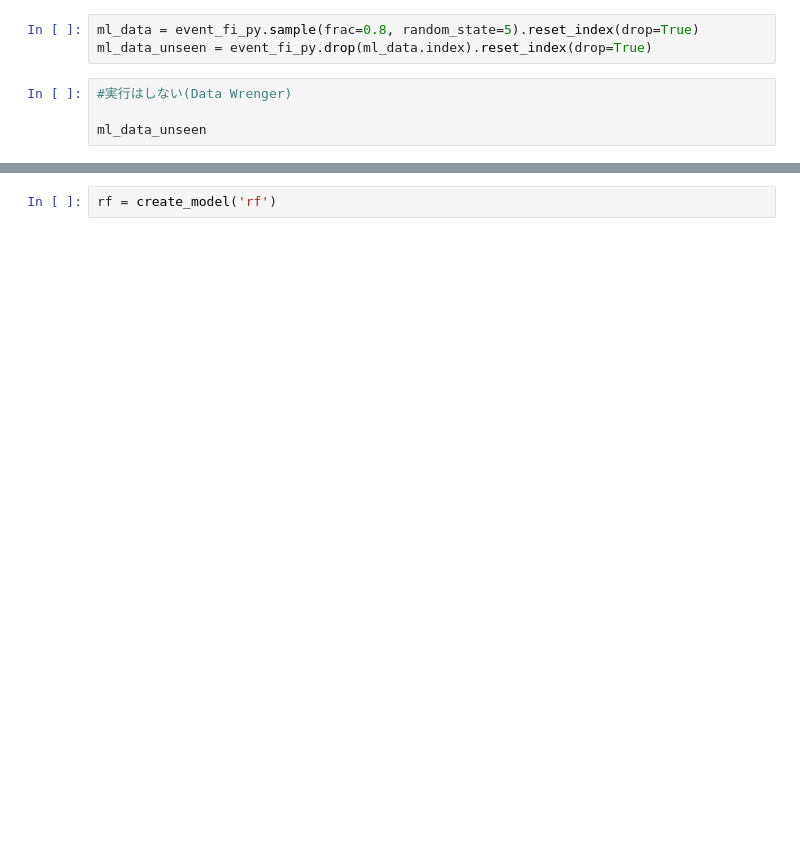
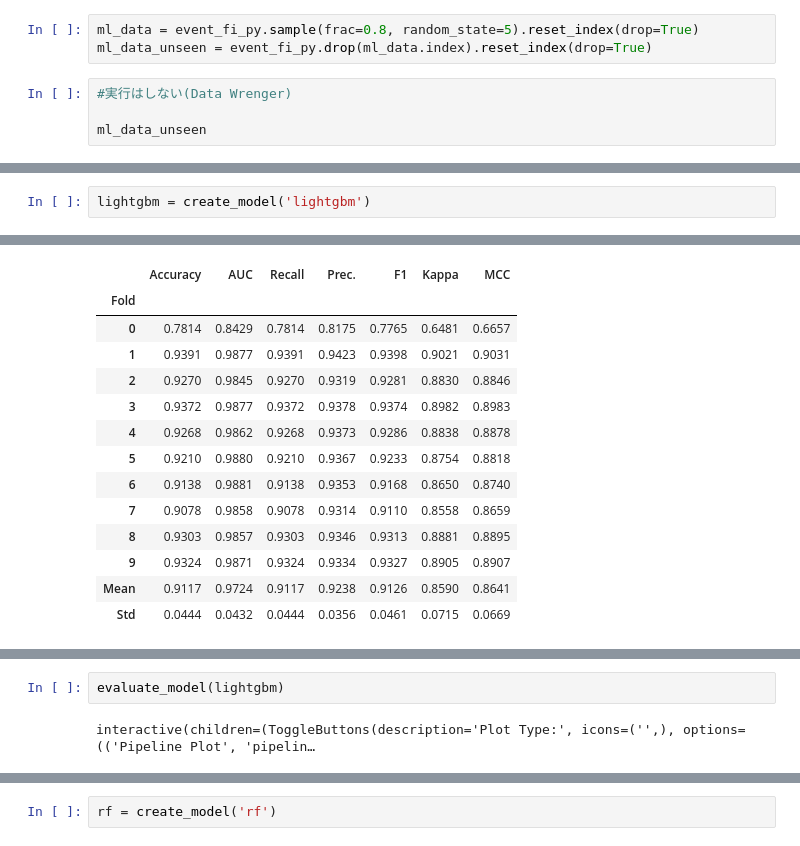
Before and after one commit to TT9625/aa, a Jupyter notebook: malticlass_more_match.ipynb, the cells around one changed output, grey strips where cells are left out. Cells and saved outputs as stored; diff of their text form; blank space fills up the shorter version.

```diff
--- a/malticlass_more_match.ipynb
+++ b/malticlass_more_match.ipynb
@@ -465,0 +435,3 @@ RandomForestClassifier(bootstrap=True, ccp_alpha=0.0, class_weight=None,
+# %%
+lightgbm = create_model('lightgbm')
+# %% [output]
@@ -465,0 +439,14 @@ RandomForestClassifier(bootstrap=True, ccp_alpha=0.0, class_weight=None,
+|  | Accuracy | AUC | Recall | Prec. | F1 | Kappa | MCC |
+| Fold |  |  |  |  |  |  |  |
+| 0 | 0.7814 | 0.8429 | 0.7814 | 0.8175 | 0.7765 | 0.6481 | 0.6657 |
+| 1 | 0.9391 | 0.9877 | 0.9391 | 0.9423 | 0.9398 | 0.9021 | 0.9031 |
+| 2 | 0.9270 | 0.9845 | 0.9270 | 0.9319 | 0.9281 | 0.8830 | 0.8846 |
+| 3 | 0.9372 | 0.9877 | 0.9372 | 0.9378 | 0.9374 | 0.8982 | 0.8983 |
+| 4 | 0.9268 | 0.9862 | 0.9268 | 0.9373 | 0.9286 | 0.8838 | 0.8878 |
+| 5 | 0.9210 | 0.9880 | 0.9210 | 0.9367 | 0.9233 | 0.8754 | 0.8818 |
+| 6 | 0.9138 | 0.9881 | 0.9138 | 0.9353 | 0.9168 | 0.8650 | 0.8740 |
+| 7 | 0.9078 | 0.9858 | 0.9078 | 0.9314 | 0.9110 | 0.8558 | 0.8659 |
+| 8 | 0.9303 | 0.9857 | 0.9303 | 0.9346 | 0.9313 | 0.8881 | 0.8895 |
+| 9 | 0.9324 | 0.9871 | 0.9324 | 0.9334 | 0.9327 | 0.8905 | 0.8907 |
+| Mean | 0.9117 | 0.9724 | 0.9117 | 0.9238 | 0.9126 | 0.8590 | 0.8641 |
+| Std | 0.0444 | 0.0432 | 0.0444 | 0.0356 | 0.0461 | 0.0715 | 0.0669 |
@@ -465,0 +454,4 @@ RandomForestClassifier(bootstrap=True, ccp_alpha=0.0, class_weight=None,
+# %%
+evaluate_model(lightgbm)
+# %% [output]
+interactive(children=(ToggleButtons(description='Plot Type:', icons=('',), options=(('Pipeline Plot', 'pipelin…
```
Also changed, not shown: parts of 22 cells of this notebook.
